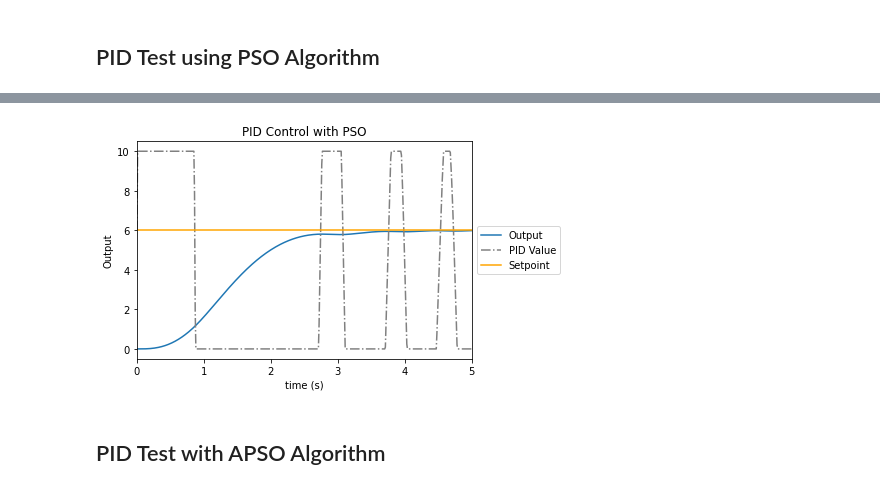
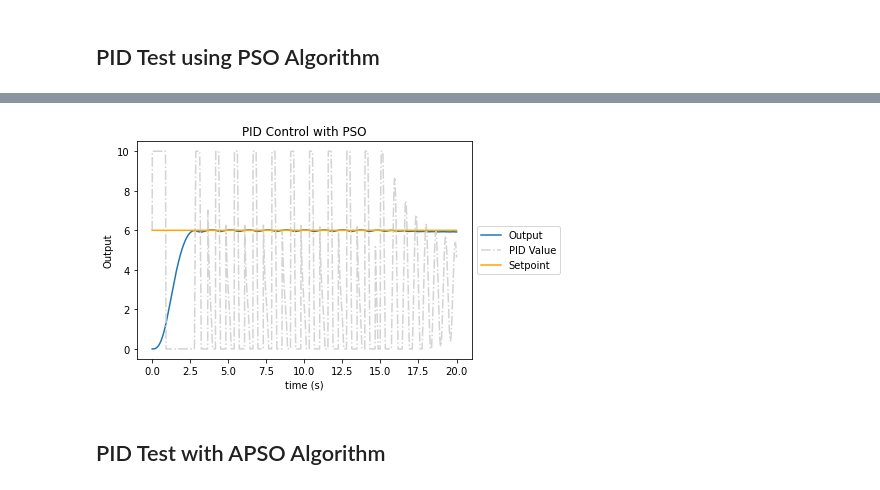
Before and after one commit to Vermillord/KP_Codes, a Jupyter notebook: KP_Notes.ipynb, the cells around one changed output, grey strips where cells are left out. Cells and saved outputs as stored; diff of their text form; code cells hidden in the pictures.

```diff
--- a/KP_Notes.ipynb
+++ b/KP_Notes.ipynb
@@ -1890,16 +1895,16 @@ The best position for each parameter:  [57.82380273 67.93958881 84.65622751]  wi
 t_1, y_1, PID_1, err_1, u_1 = PID_Control(swarm[1], 0, 3)
 # %%
 plt.title("PID Control with PSO")
-plt.xlim(0,5)
+#plt.xlim(0,5)
 plt.xlabel("time (s)")
 plt.ylabel("Output")
 plt.plot(t_1, y_1, label='Output')
-plt.plot(t_1, PID_1, label='PID Value', color='gray', linestyle='-.')
+plt.plot(t_1, PID_1, label='PID Value', color='lightgray', linestyle='-.')
 plt.plot(t_1, u_1, label='Setpoint', color='orange')
 plt.legend(loc='center left', bbox_to_anchor=(1, 0.5))
 plt.show()
 # %% [output]
-[figure, old version]
+[figure, new version]
 # %% [markdown]
 ## PID Test with APSO Algorithm
 # %%
```
Also changed, not shown: parts of 9 cells of this notebook.
